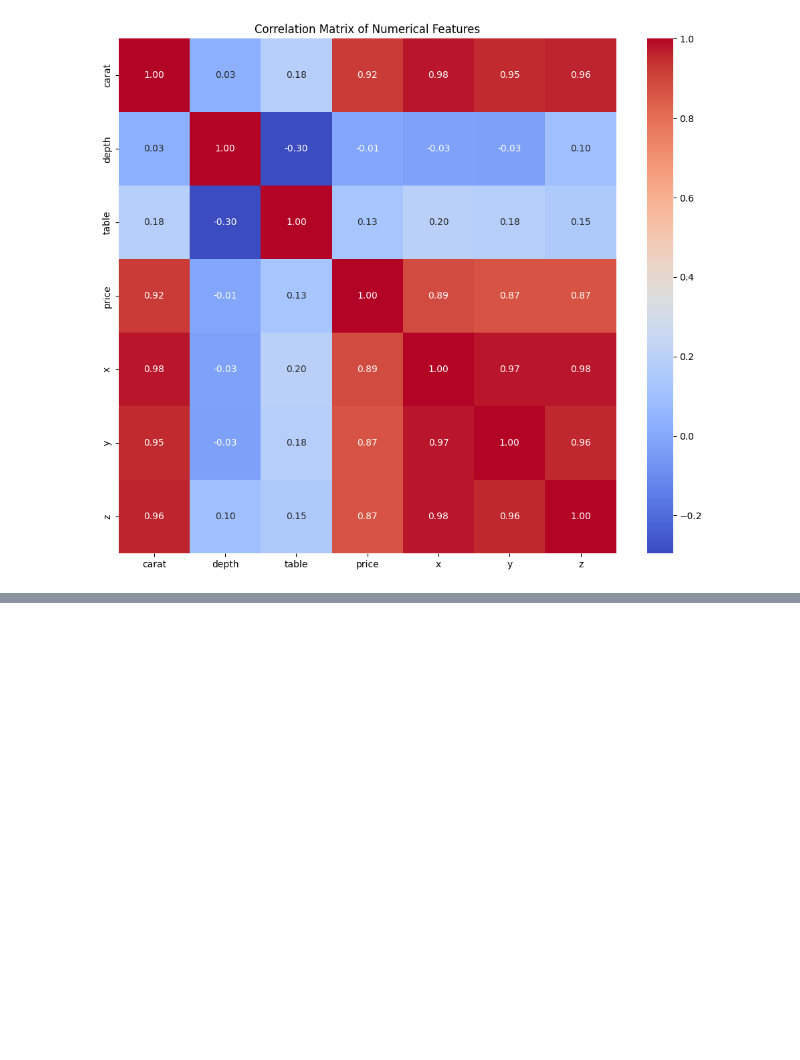
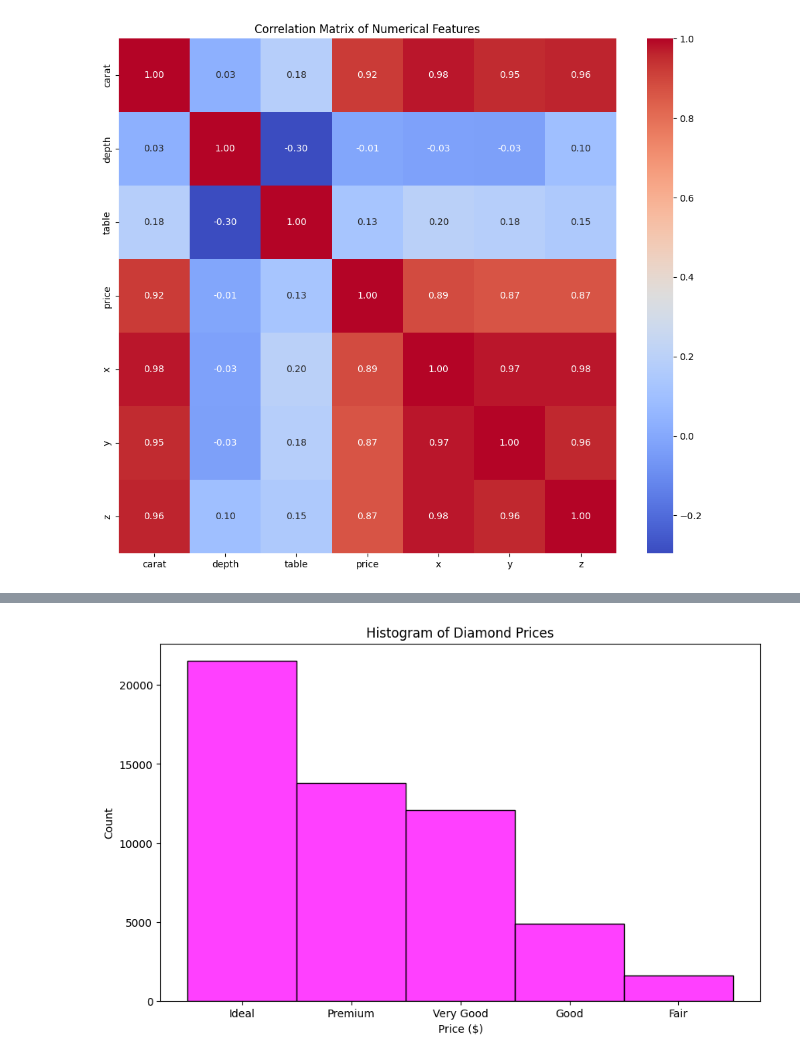
Before and after one commit to robertomartinezedu/Curso-IA-BigData, a Jupyter notebook: PIA_UD1_Entrega1.ipynb, the cells around one changed output, grey strips where cells are left out. Drawn from its saved outputs; the diff is of its cells as text; code cells hidden in the pictures; blank space fills up the shorter version.

```diff
--- a/PIA_UD1_Entrega1.ipynb
+++ b/PIA_UD1_Entrega1.ipynb
@@ -218,0 +247,9 @@ plt.show()
+# %%
+plt.figure(figsize=(10, 6))
+sns.histplot(df['cut'],color="magenta")
+plt.xlabel('CUT')
+plt.ylabel('Count')
+plt.title('Histogram of Diamond Prices')
+plt.show()
+# %% [output]
+[figure, added]
```
Also changed, not shown: parts of 6 cells of this notebook.
